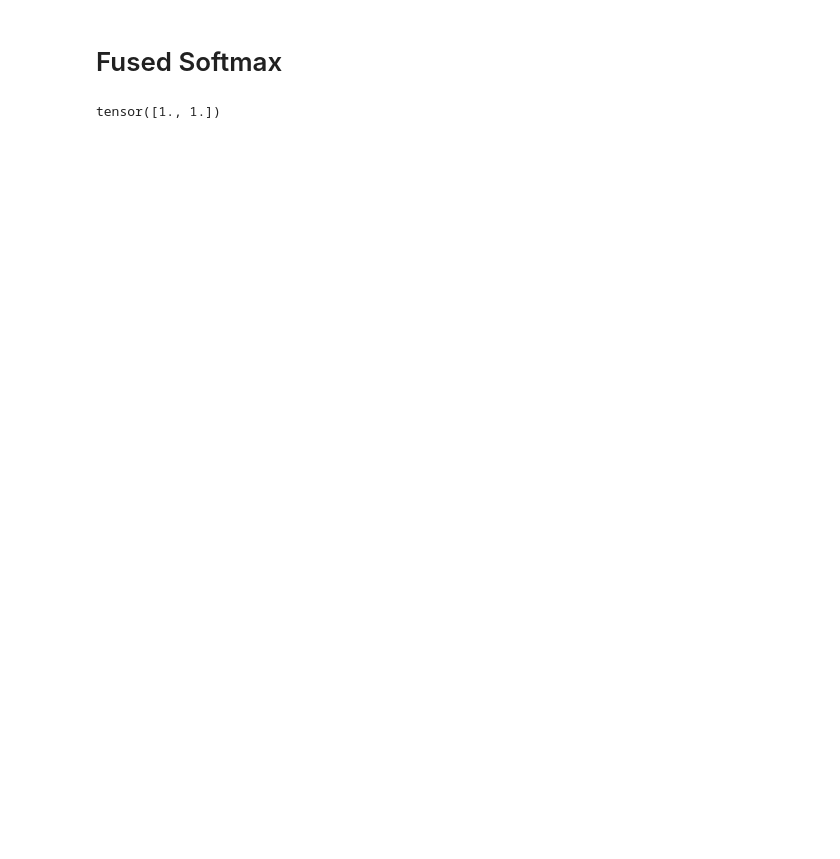
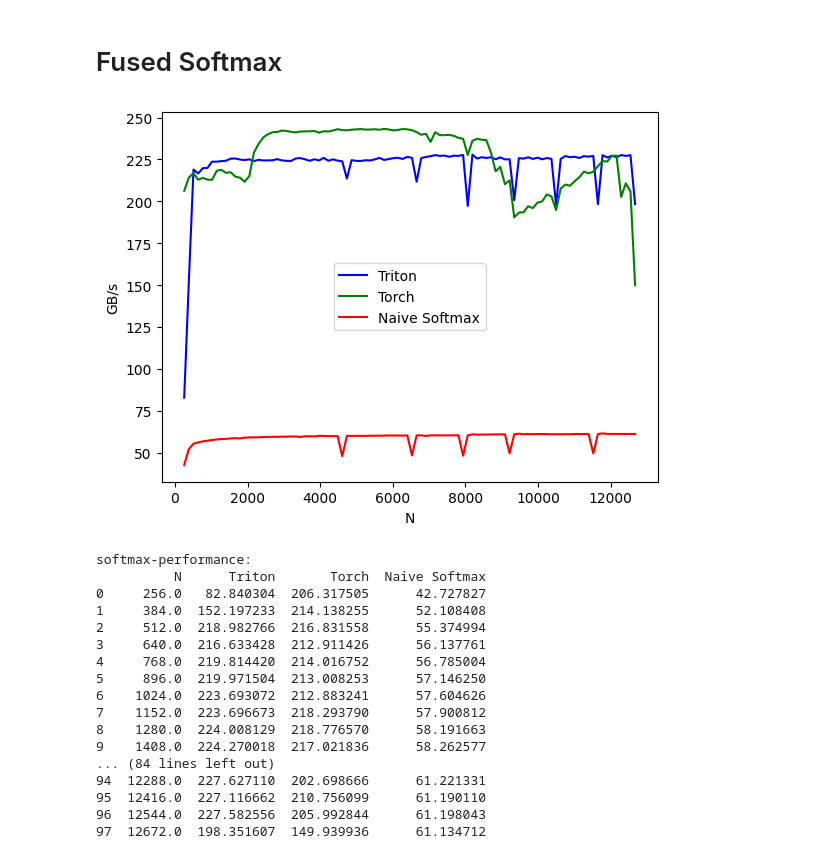
Before and after one commit to JZhou3083/cse234-w25-PA, a Jupyter notebook: matmul_triton_wip.ipynb, the cells around one changed output. Cells and saved outputs as stored; diff of their text form; code cells hidden in the pictures; blank space fills up the shorter version.

```diff
--- a/matmul_triton_wip.ipynb
+++ b/matmul_triton_wip.ipynb
@@ -261,7 +278,7 @@ def softmax_kernel(output_ptr, input_ptr, input_row_stride, output_row_stride,
                    num_stages:tl.constexpr):
     # starting row of the program
     row_start = tl.program_id(0)
-    row_step = tl.num_prorgams(0)
+    row_step = tl.num_programs(0)
     for row_idx in range(row_start, n_rows, row_step, num_stages= num_stages):
         # The stride represents how much we need to increase the pointer to advance 1 row
         row_start_ptr = input_ptr + row_idx * input_row_stride
@@ -281,16 +298,5 @@ def softmax_kernel(output_ptr, input_ptr, input_row_stride, output_row_stride,
 
         # write output to DRAM
         output_row_start_ptr = output_ptr + row_idx * output_row_stride
-        output_ptrs = out_row_start_ptr + col_offsets
+        output_ptrs = output_row_start_ptr + col_offsets
         tl.store(output_ptrs, softmax_output, mask =mask )
-# %%
-x = torch.tensor([[1,23,3],[33,2,6]])
-x_max = x.max(dim=1)[0]
-z  = x- x_max[:,None]
-numerator = torch.exp(z)
-denominator = numerator.sum(dim=1)
-denominator
-# ret = numerator/denominator[:,None]
-# print(ret)
-# %% [output]
-tensor([1., 1.])
@@ -297,3 +371,50 @@ tensor([1., 1.])
+# %%
+@triton.testing.perf_report(
+    triton.testing.Benchmark(
+        x_names=['N'],  # argument names to use as an x-axis for the plot
+        x_vals=[128 * i for i in range(2, 100)],  # different possible values for `x_name`
+        line_arg='provider',  # argument name whose value corresponds to a different line in the plot
+        line_vals=['triton', 'torch', 'naive_softmax'],  # possible values for `line_arg``
+        line_names=["Triton", "Torch", "Naive Softmax"],  # label name for the lines
+        styles=[('blue', '-'), ('green', '-'), ('red', '-')],  # line styles
+        ylabel="GB/s",  # label name for the y-axis
+        plot_name="softmax-performance",  # name for the plot. Used also as a file name for saving the plot.
+        args={'M': 4096},  # values for function arguments not in `x_names` and `y_name`
+    ))
+def benchmark(M, N, provider):
+    x = torch.randn(M, N, device=DEVICE, dtype=torch.float32)
+    stream = getattr(torch, DEVICE.type).Stream()
+    getattr(torch, DEVICE.type).set_stream(stream)
+    if provider == 'torch':
+        ms = triton.testing.do_bench(lambda: torch.softmax(x, axis=-1))
+    if provider == 'triton':
+        ms = triton.testing.do_bench(lambda: softmax(x))
+    if provider == 'naive_softmax':
+        ms = triton.testing.do_bench(lambda: naive_softmax(x))
+    gbps = lambda ms: 2 * x.numel() * x.element_size() * 1e-9 / (ms * 1e-3)
+    return gbps(ms)
+
+
+benchmark.run(show_plots=True, print_data=True)
+# %% [output]
+[figure, added]
+softmax-performance:
+          N      Triton       Torch  Naive Softmax
+0     256.0   82.840304  206.317505      42.727827
+1     384.0  152.197233  214.138255      52.108408
+2     512.0  218.982766  216.831558      55.374994
+3     640.0  216.633428  212.911426      56.137761
+4     768.0  219.814420  214.016752      56.785004
+5     896.0  219.971504  213.008253      57.146250
+6    1024.0  223.693072  212.883241      57.604626
+7    1152.0  223.696673  218.293790      57.900812
+8    1280.0  224.008129  218.776570      58.191663
+9    1408.0  224.270018  217.021836      58.262577
+... (84 lines left out)
+94  12288.0  227.627110  202.698666      61.221331
+95  12416.0  227.116662  210.756099      61.190110
+96  12544.0  227.582556  205.992844      61.198043
+97  12672.0  198.351607  149.939936      61.134712
 # %%
 """
 PA2 Part 2: MatMul+Relu+Add Fused Optimization.
```
Also changed, not shown: parts of 9 cells of this notebook.
